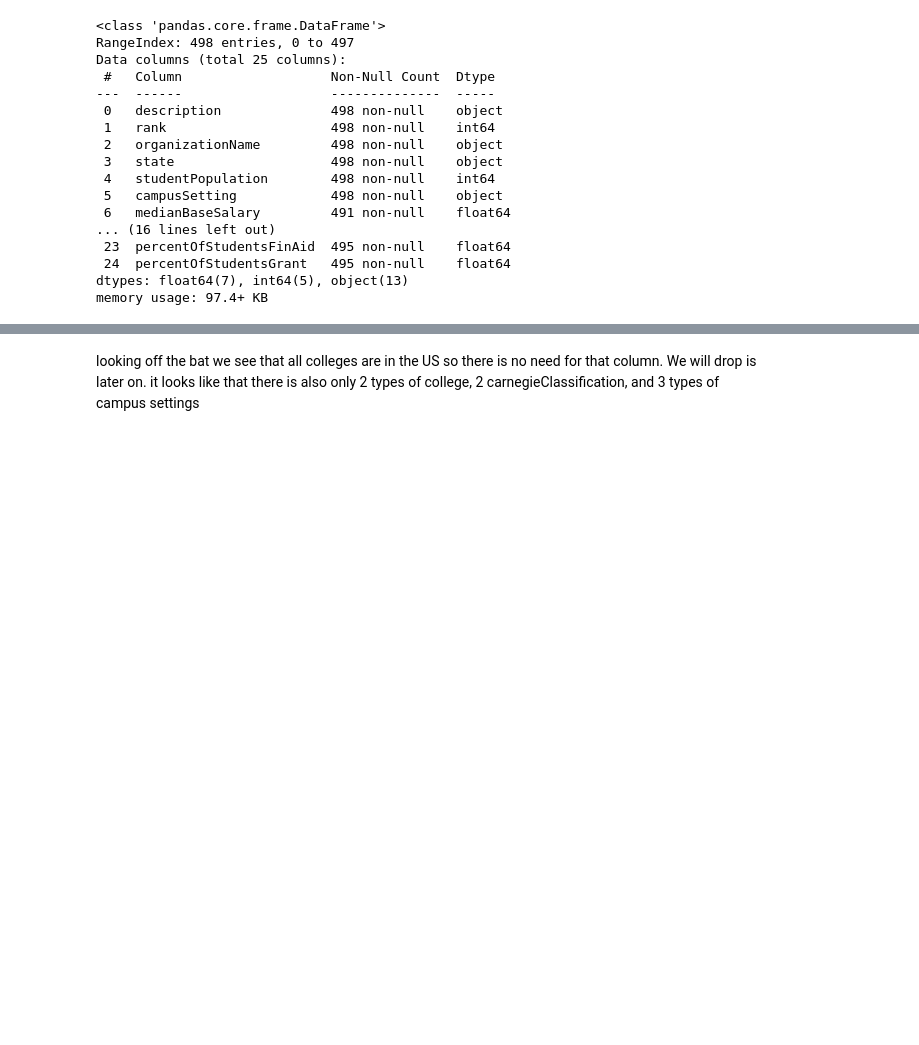
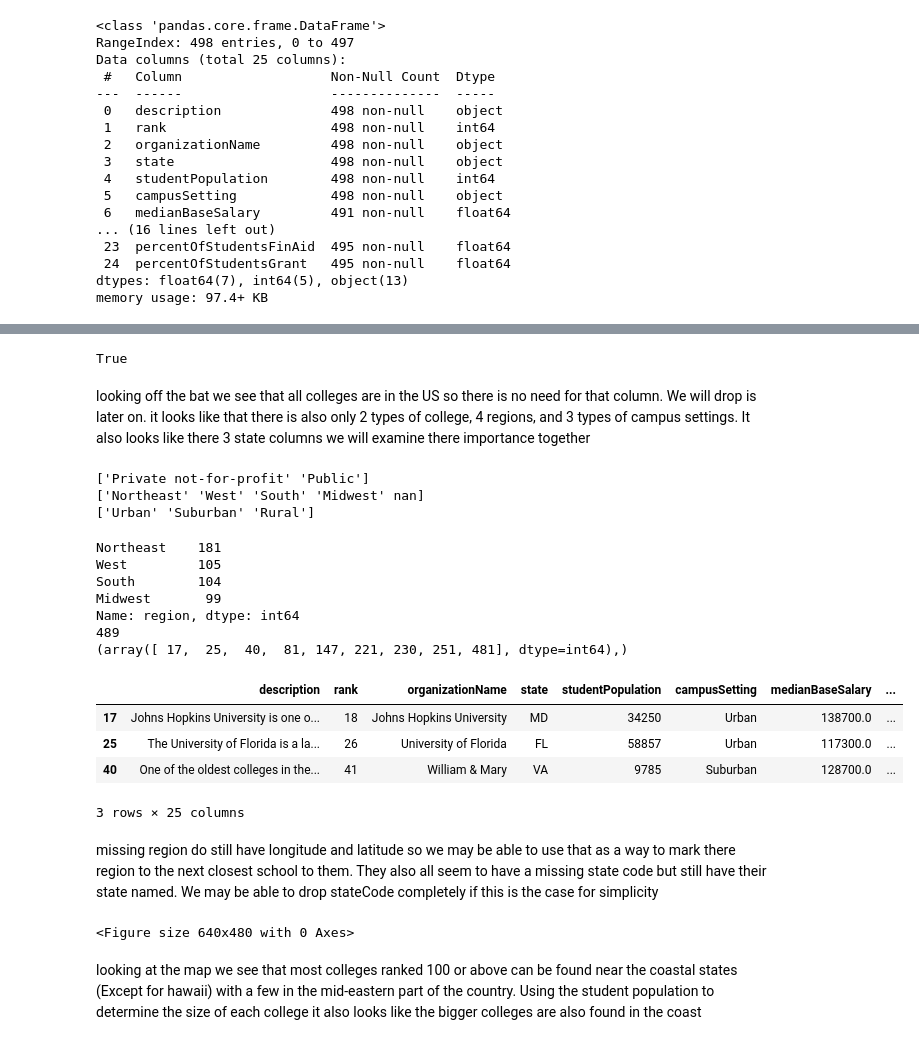
Before and after one commit to tcarr032/ML-dataset-projects, a Jupyter notebook: top college dataset/college.ipynb, the cells around one changed output, grey strips where cells are left out. Cells and saved outputs as stored; diff of their text form; code cells hidden in the pictures; blank space fills up the shorter version.

```diff
--- a/top college dataset/college.ipynb
+++ b/top college dataset/college.ipynb
@@ -46,3 +62,14 @@ memory usage: 97.4+ KB
+# %%
+from geopy.geocoders import ArcGIS
+no_long_lat = np.where(data['longitude'].isnull())
+no_long_lat = np.ravel(no_long_lat)
+fill_data = data.iloc[no_long_lat]
+gn = ArcGIS()
+for indx, name in enumerate(fill_data['organizationName']):
+    location = gn.geocode(name)
+    if location is None:
+        location = gn.geocode(name + ' ' + fill_data['city'].iloc[indx] + ' ' + fill_data['state'].iloc[indx])
+    fill_data.loc[indx, 'longitude'], fill_data.loc[indx, 'latitude'] = location.longitude, location.latitude
 # %%
 data.nunique()
 # %% [output]
@@ -63,5 +90,14 @@ totalGrantAid              495
 percentOfStudentsFinAid     56
 percentOfStudentsGrant      67
 dtype: int64
+# %%
+for indx in range(len(no_long_lat)):
+    data.loc[no_long_lat[indx], 'longitude'] = fill_data['longitude'].iloc[indx]
+    data.loc[no_long_lat[indx], 'latitude'] = fill_data['latitude'].iloc[indx]
+
+data.iloc[no_long_lat].head(2)
+print(isinstance(data, pd.DataFrame))
+# %% [output]
+True
 # %% [markdown]
-looking off the bat we see that all colleges are in the US so there is no need for that column. We will drop is later on. it looks like that there is also only 2 types of college, 2 carnegieClassification, and 3 types of campus settings
+looking off the bat we see that all colleges are in the US so there is no need for that column. We will drop is later on. it looks like that there is also only 2 types of college, 4 regions, and 3 types of campus settings. It also looks like there 3 state columns we will examine there importance together
@@ -69,0 +104,45 @@ type_and_setting
+# %%
+type_region_and_setting = data[['collegeType', 'region', 'campusSetting']]
+for col in type_region_and_setting:
+    print(type_region_and_setting[col].unique())
+# %% [output]
+['Private not-for-profit' 'Public']
+['Northeast' 'West' 'South' 'Midwest' nan]
+['Urban' 'Suburban' 'Rural']
+# %%
+region = data['region']
+print(region.value_counts())
+print(region.value_counts().sum())
+print(np.where(data['region'].isnull()))
+len(data[pd.isnull(data['region'])])
+data[pd.isnull(data['region'])].head(3)
+# %% [output]
+Northeast    181
+West         105
+South        104
+Midwest       99
+Name: region, dtype: int64
+489
+(array([ 17,  25,  40,  81, 147, 221, 230, 251, 481], dtype=int64),)
+|  | description | rank | organizationName | state | studentPopulation | campusSetting | medianBaseSalary | ... |
+| 17 | Johns Hopkins University is one o... | 18 | Johns Hopkins University | MD | 34250 | Urban | 138700.0 | ... |
+| 25 | The University of Florida is a la... | 26 | University of Florida | FL | 58857 | Urban | 117300.0 | ... |
+| 40 | One of the oldest colleges in the... | 41 | William & Mary | VA | 9785 | Suburban | 128700.0 | ... |
+3 rows × 25 columns
+# %% [markdown]
+missing region do still have longitude and latitude so we may be able to use that as a way to mark there region to the next closest school to them. They also all seem to have a missing state code but still have their state named. We may be able to drop stateCode completely if this is the case for simplicity
+# %%
+import plotly.express as px
+fig = px.scatter_geo(data, lat='latitude', lon='longitude',
+                     color='rank', hover_name='state',size='studentPopulation',
+                     )
+fig.update_layout(
+    title='Colleges in the USA colored by rank',
+    geo_scope='usa'
+)
+save_fig('Colleges colored by ranked and sized by student pop')
+fig.show()
+# %% [output]
+<Figure size 640x480 with 0 Axes>
+# %% [markdown]
+looking at the map we see that most colleges ranked 100 or above can be found near the coastal states (Except for hawaii) with a few  in the mid-eastern part of the country. Using the student population to determine the size of each college it also looks like the bigger colleges are also found in the coast
```
Also changed, not shown: parts of 5 cells of this notebook, 3 other files.
